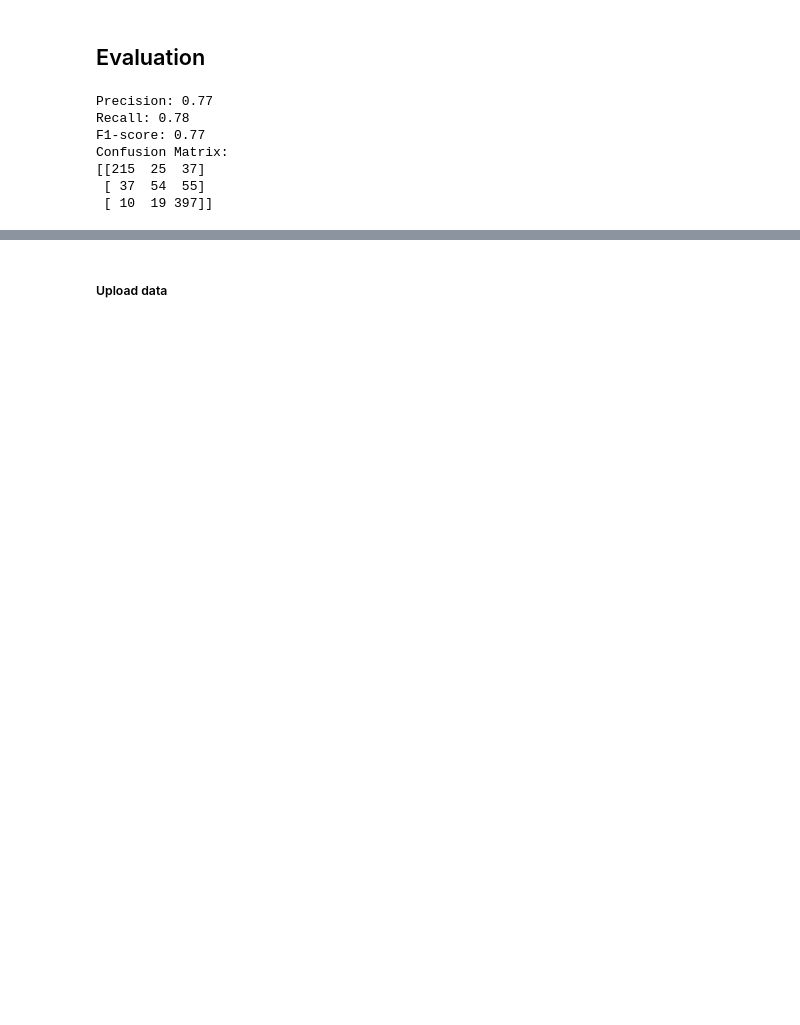
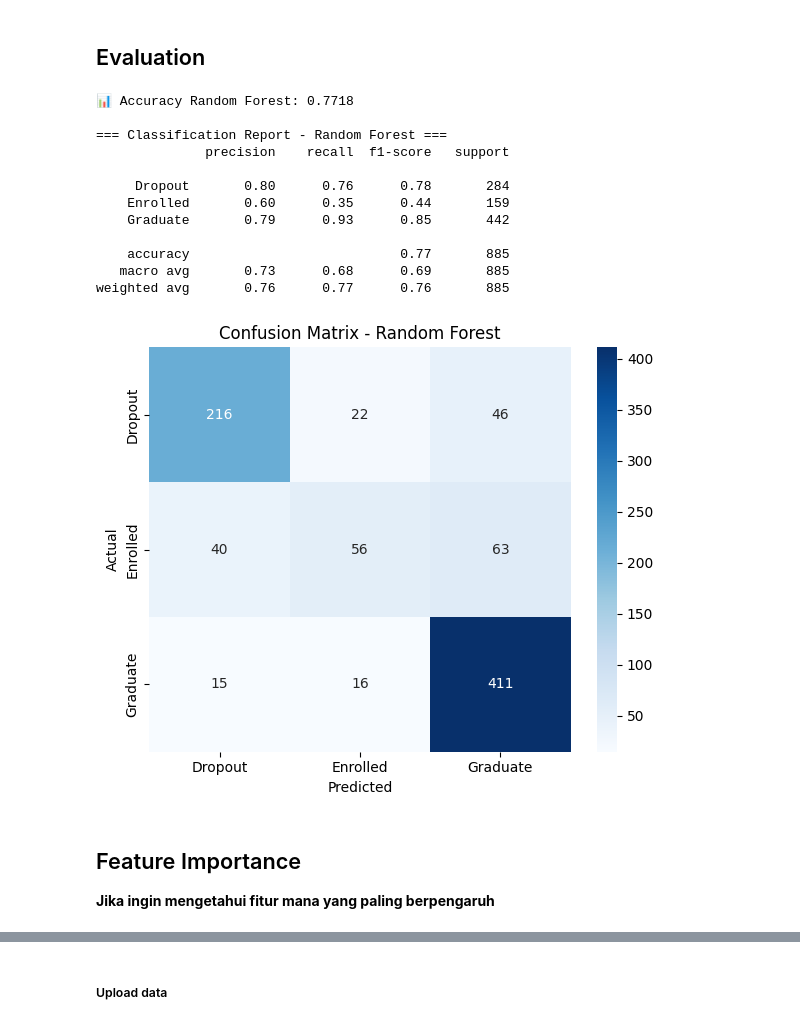
Before and after one commit to agummds/DS_Students_Performance, a Jupyter notebook: DS_CaseStudy_Agum_Medisa.ipynb, the cells around one changed output, grey strips where cells are left out. Saved outputs shown, nothing was run; the diff lists cells and outputs as text; code cells hidden in the pictures; blank space fills up the shorter version.

```diff
--- a/DS_CaseStudy_Agum_Medisa.ipynb
+++ b/DS_CaseStudy_Agum_Medisa.ipynb
@@ -1002,3 +257,8 @@ numerical_dis_plot(
+# %%
+# Encode label (y), tapi simpan label asli untuk evaluasi
+label_encoder = LabelEncoder()
+y_train_encoded = label_encoder.fit_transform(y_train)
+y_test_encoded = label_encoder.transform(y_test)
 # %% [markdown]
 ## Modeling
 # %% [markdown]
@@ -1098,23 +286,51 @@ y_pred = model.predict(X_test)
 # %% [markdown]
 ## Evaluation
-# %%
-# Evaluasi model
-precision = precision_score(y_test, y_pred, average='weighted')
-recall = recall_score(y_test, y_pred, average='weighted')
-f1 = f1_score(y_test, y_pred, average='weighted')
-cm = confusion_matrix(y_test, y_pred)
-# %%
-# Print hasil evaluasi
-print(f"Precision: {precision:.2f}")
-print(f"Recall: {recall:.2f}")
-print(f"F1-score: {f1:.2f}")
-print("Confusion Matrix:")
-print(cm)
-# %% [output]
-Precision: 0.77
-Recall: 0.78
-F1-score: 0.77
-Confusion Matrix:
-[[215  25  37]
- [ 37  54  55]
- [ 10  19 397]]
+# %%
+def evaluate_model(model, X_test, y_test_encoded, label_encoder, model_name="Model"):
+    # Prediksi
+    y_pred = model.predict(X_test)
+
+    # Accuracy
+    acc = accuracy_score(y_test_encoded, y_pred)
+    print(f"\n📊 Accuracy {model_name}: {acc:.4f}")
+
+    # Classification Report
+    target_names = label_encoder.classes_
+    print(f"\n=== Classification Report - {model_name} ===")
+    print(classification_report(y_test_encoded, y_pred, target_names=target_names))
+
+    # Confusion Matrix
+    cm = confusion_matrix(y_test_encoded, y_pred)
+    plt.figure(figsize=(6,5))
+    sns.heatmap(cm, annot=True, fmt='d', cmap='Blues',
+                xticklabels=target_names, yticklabels=target_names)
+    plt.title(f"Confusion Matrix - {model_name}")
+    plt.xlabel("Predicted")
+    plt.ylabel("Actual")
+    plt.tight_layout()
+    plt.show()
+# %%
+# Latih model
+
+rf_model = RandomForestClassifier(random_state=42)
+rf_model.fit(X_train, y_train_encoded)
+
+# Evaluasi
+evaluate_model(rf_model, X_test, y_test_encoded, label_encoder, model_name="Random Forest")
+# %% [output]
+📊 Accuracy Random Forest: 0.7718
+
+=== Classification Report - Random Forest ===
+              precision    recall  f1-score   support
+
+     Dropout       0.80      0.76      0.78       284
+    Enrolled       0.60      0.35      0.44       159
+    Graduate       0.79      0.93      0.85       442
+
+    accuracy                           0.77       885
+   macro avg       0.73      0.68      0.69       885
+weighted avg       0.76      0.77      0.76       885
+[figure, added]
+# %% [markdown]
+##  Feature Importance
+**Jika ingin mengetahui fitur mana yang paling berpengaruh**
```
Also changed, not shown: parts of 59 cells of this notebook, 4 other files.
